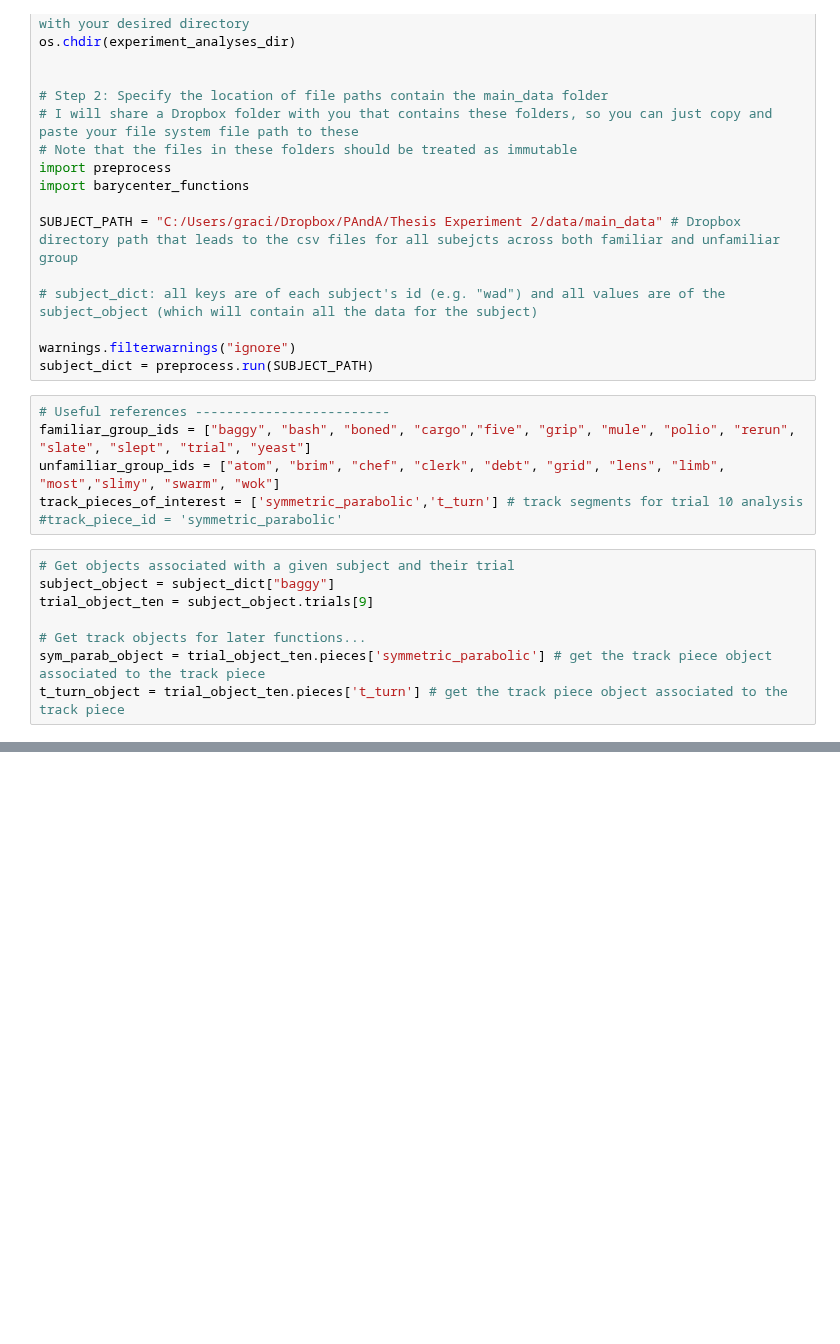
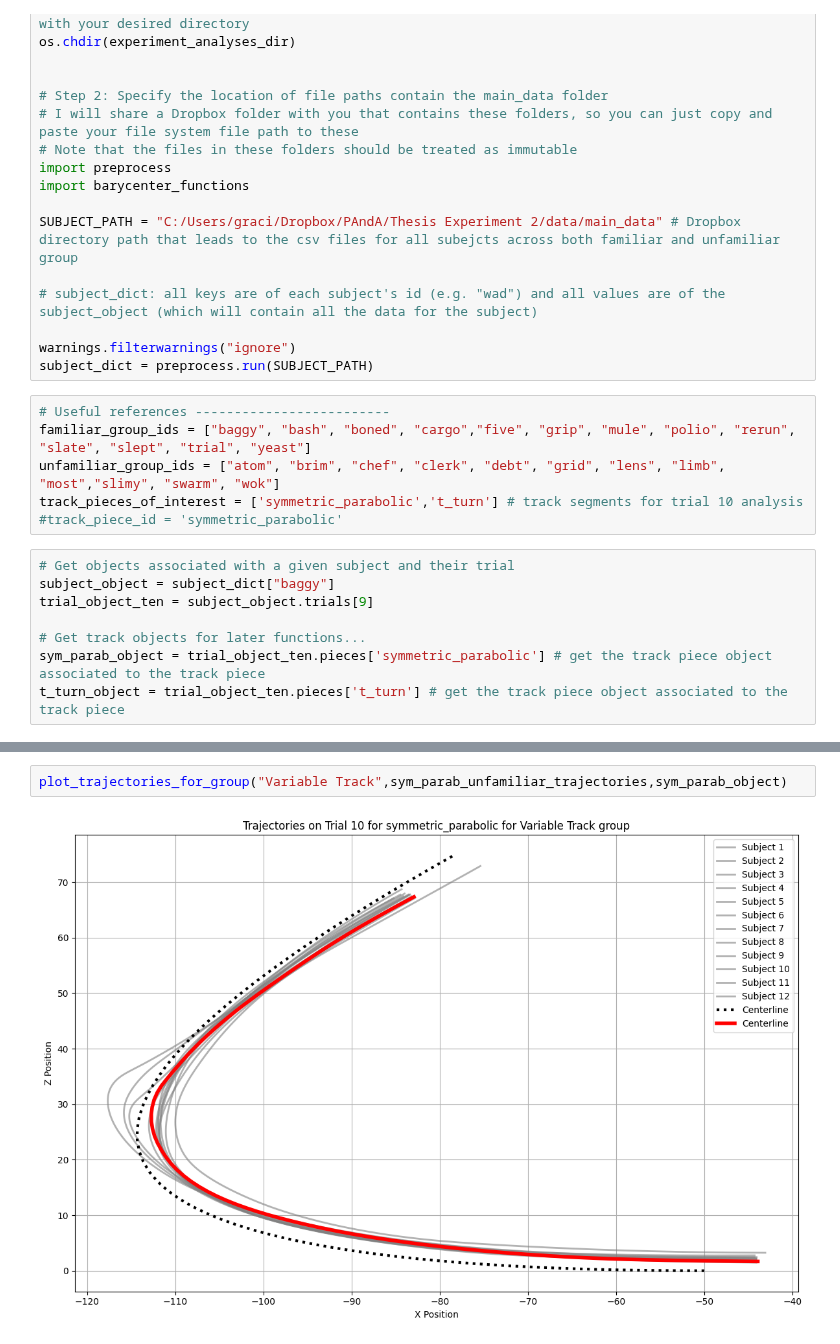
Before and after one commit to GraceRoessling/driving_exp_1_analyses, a Jupyter notebook: experiment_analyses/jupyter_notebooks/barycenter_fog_segment_analysis.ipynb, the cells around one changed output, grey strips where cells are left out. Saved outputs shown, nothing was run; the diff lists cells and outputs as text; blank space fills up the shorter version.

```diff
--- a/experiment_analyses/jupyter_notebooks/barycenter_fog_segment_analysis.ipynb
+++ b/experiment_analyses/jupyter_notebooks/barycenter_fog_segment_analysis.ipynb
@@ -52,0 +83,4 @@ barycenter_functions.get_barycenter_per_group("Variable Track",t_turn_object,t_t
+# %%
+plot_trajectories_for_group("Variable Track",sym_parab_unfamiliar_trajectories,sym_parab_object)
+# %% [output]
+[figure, added]
```
Also changed, not shown: parts of 6 cells of this notebook, 1 other file.
